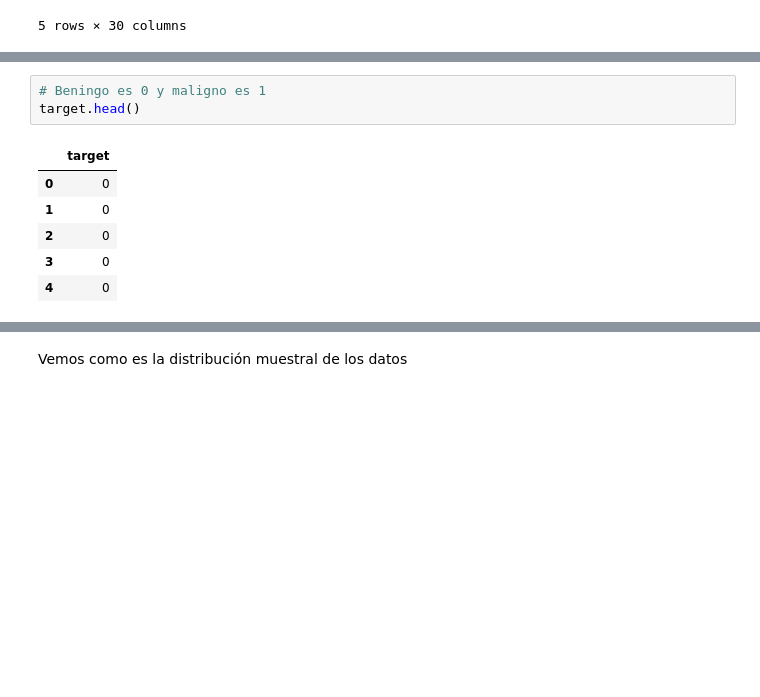
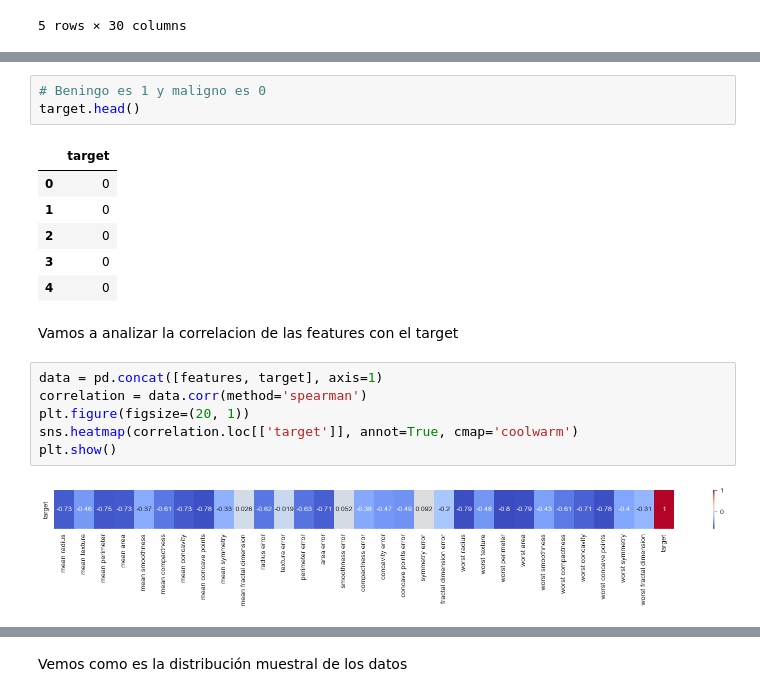
Before and after one commit to FrancoBertoldiMariglio/InteligenciaArtificial, a Jupyter notebook: TP3/TP3jupyter.ipynb, the cells around one changed output, grey strips where cells are left out. Cells and saved outputs as stored; diff of their text form; blank space fills up the shorter version.

```diff
--- a/TP3/TP3jupyter.ipynb
+++ b/TP3/TP3jupyter.ipynb
@@ -36,5 +31,5 @@ features.head()
 # %%
-# Beningo es 0 y maligno es 1
+# Beningo es 1 y maligno es 0
 target.head()
 # %% [output]
 |  | target |
@@ -43,3 +38,13 @@ target.head()
 | 2 | 0 |
 | 3 | 0 |
 | 4 | 0 |
+# %% [markdown]
+Vamos a analizar la correlacion de las features con el target
+# %%
+data = pd.concat([features, target], axis=1)
+correlation = data.corr(method='spearman')
+plt.figure(figsize=(20, 1))
+sns.heatmap(correlation.loc[['target']], annot=True, cmap='coolwarm')
+plt.show()
+# %% [output]
+[figure, added]
```
Also changed, not shown: parts of 30 cells of this notebook, 2 other files.
